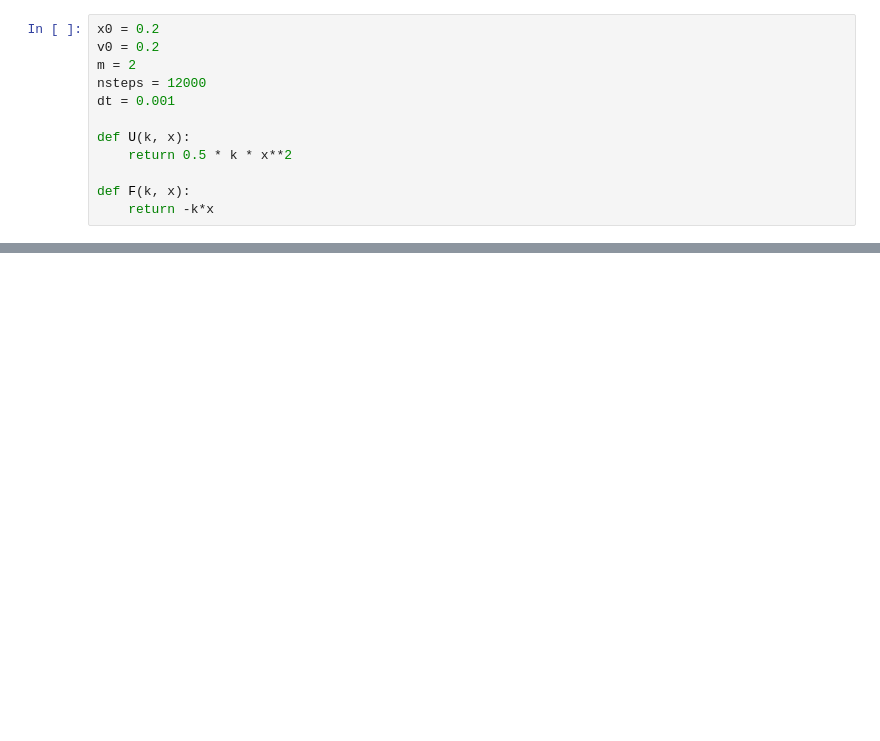
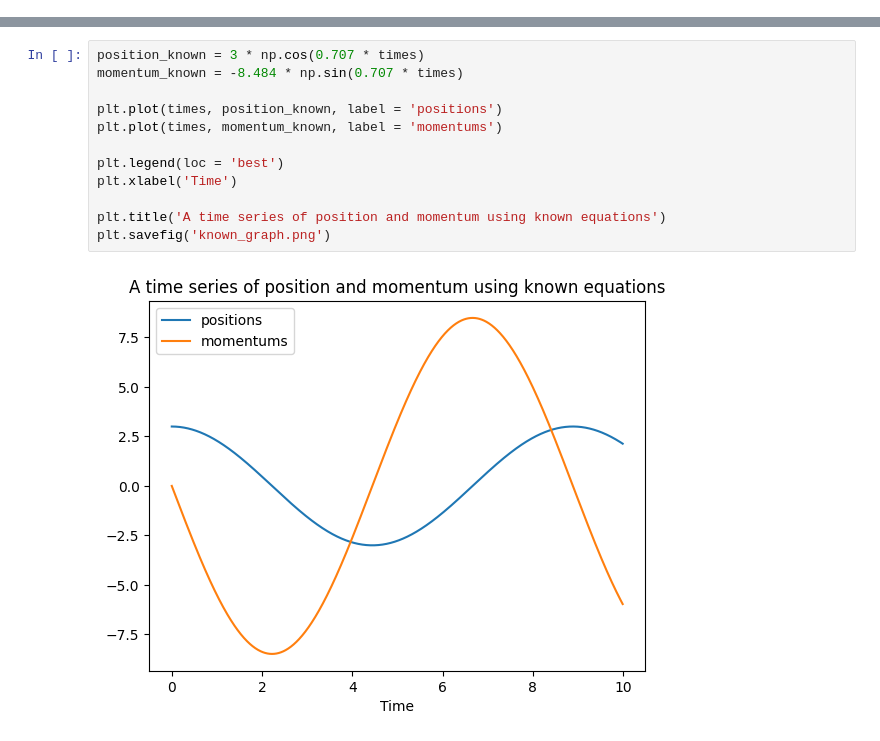
Before and after one commit to shaunak-badani/MDBlog, a Jupyter notebook: notebooks/Spring-System.ipynb, the cells around one changed output, grey strips where cells are left out. Saved outputs shown, nothing was run; the diff lists cells and outputs as text; blank space fills up the shorter version.

```diff
--- a/notebooks/Spring-System.ipynb
+++ b/notebooks/Spring-System.ipynb
@@ -6,13 +22 @@ k = 0.7
-# %%
-x0 = 0.2
-v0 = 0.2
-m = 2
-nsteps = 12000
-dt = 0.001
-
-def U(k, x):
-    return 0.5 * k * x**2
-
-def F(k, x):
-    return -k*x
 # %%
@@ -44,0 +65,14 @@ plt.plot(positions, velocities)
+# %%
+position_known = 3 * np.cos(0.707 * times)
+momentum_known = -8.484 * np.sin(0.707 * times)
+
+plt.plot(times, position_known, label = 'positions')
+plt.plot(times, momentum_known, label = 'momentums')
+
+plt.legend(loc = 'best')
+plt.xlabel('Time')
+
+plt.title('A time series of position and momentum using known equations')
+plt.savefig('known_graph.png')
+# %% [output]
+[figure, added]
```
Also changed, not shown: parts of 7 cells of this notebook, 8 other files.
